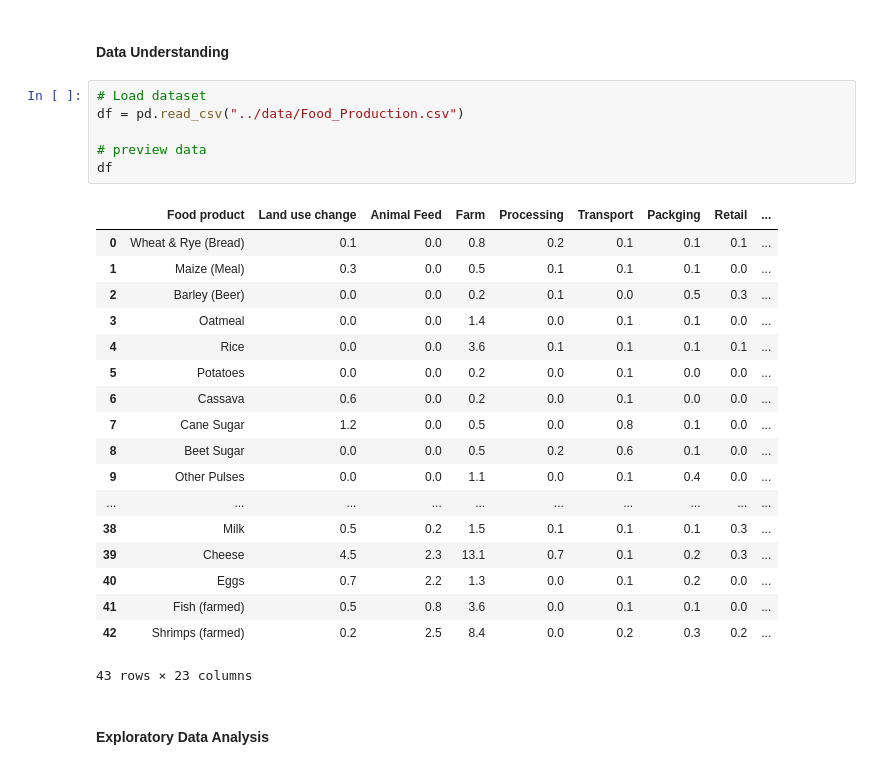
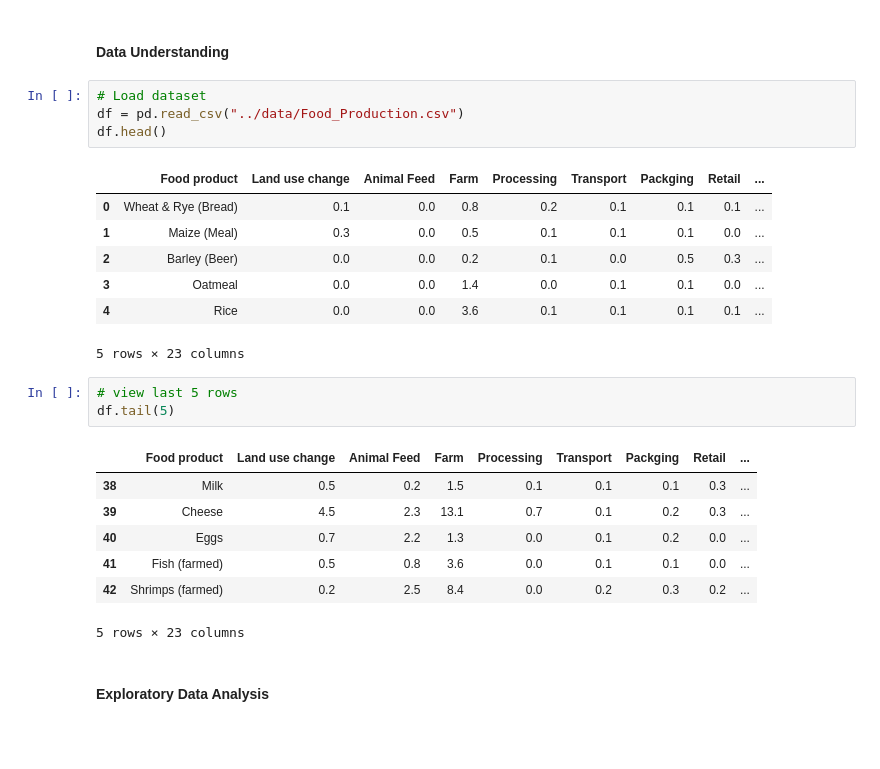
Before and after one commit to adubrightkwartengsnr/Environmental_Impact_Of_Food_Production_Analysis, a Jupyter notebook: notebook/environment_impact_of_food_analysis.ipynb, the cells around one changed output. Saved outputs shown, nothing was run; the diff lists cells and outputs as text; blank space fills up the shorter version.

```diff
--- a/notebook/environment_impact_of_food_analysis.ipynb
+++ b/notebook/environment_impact_of_food_analysis.ipynb
@@ -90,28 +90,26 @@ import scipy
 # %%
 # Load dataset
 df = pd.read_csv("../data/Food_Production.csv")
-
-# preview data
-df
+df.head()
 # %% [output]
 |  | Food product | Land use change | Animal Feed | Farm | Processing | Transport | Packging | Retail | ... |
 | 0 | Wheat & Rye (Bread) | 0.1 | 0.0 | 0.8 | 0.2 | 0.1 | 0.1 | 0.1 | ... |
 | 1 | Maize (Meal) | 0.3 | 0.0 | 0.5 | 0.1 | 0.1 | 0.1 | 0.0 | ... |
 | 2 | Barley (Beer) | 0.0 | 0.0 | 0.2 | 0.1 | 0.0 | 0.5 | 0.3 | ... |
 | 3 | Oatmeal | 0.0 | 0.0 | 1.4 | 0.0 | 0.1 | 0.1 | 0.0 | ... |
 | 4 | Rice | 0.0 | 0.0 | 3.6 | 0.1 | 0.1 | 0.1 | 0.1 | ... |
-| 5 | Potatoes | 0.0 | 0.0 | 0.2 | 0.0 | 0.1 | 0.0 | 0.0 | ... |
-| 6 | Cassava | 0.6 | 0.0 | 0.2 | 0.0 | 0.1 | 0.0 | 0.0 | ... |
-| 7 | Cane Sugar | 1.2 | 0.0 | 0.5 | 0.0 | 0.8 | 0.1 | 0.0 | ... |
-| 8 | Beet Sugar | 0.0 | 0.0 | 0.5 | 0.2 | 0.6 | 0.1 | 0.0 | ... |
-| 9 | Other Pulses | 0.0 | 0.0 | 1.1 | 0.0 | 0.1 | 0.4 | 0.0 | ... |
-| ... | ... | ... | ... | ... | ... | ... | ... | ... | ... |
-| 38 | Milk | 0.5 | 0.2 | 1.5 | 0.1 | 0.1 | 0.1 | 0.3 | ... |
-| 39 | Cheese | 4.5 | 2.3 | 13.1 | 0.7 | 0.1 | 0.2 | 0.3 | ... |
-| 40 | Eggs | 0.7 | 2.2 | 1.3 | 0.0 | 0.1 | 0.2 | 0.0 | ... |
-| 41 | Fish (farmed) | 0.5 | 0.8 | 3.6 | 0.0 | 0.1 | 0.1 | 0.0 | ... |
-| 42 | Shrimps (farmed) | 0.2 | 2.5 | 8.4 | 0.0 | 0.2 | 0.3 | 0.2 | ... |
-43 rows × 23 columns
+5 rows × 23 columns
+# %%
+# view last 5 rows
+df.tail(5)
+# %% [output]
+|  | Food product | Land use change | Animal Feed | Farm | Processing | Transport | Packging | Retail | ... |
+| 38 | Milk | 0.5 | 0.2 | 1.5 | 0.1 | 0.1 | 0.1 | 0.3 | ... |
+| 39 | Cheese | 4.5 | 2.3 | 13.1 | 0.7 | 0.1 | 0.2 | 0.3 | ... |
+| 40 | Eggs | 0.7 | 2.2 | 1.3 | 0.0 | 0.1 | 0.2 | 0.0 | ... |
+| 41 | Fish (farmed) | 0.5 | 0.8 | 3.6 | 0.0 | 0.1 | 0.1 | 0.0 | ... |
+| 42 | Shrimps (farmed) | 0.2 | 2.5 | 8.4 | 0.0 | 0.2 | 0.3 | 0.2 | ... |
+5 rows × 23 columns
 # %% [markdown]
 #### Exploratory Data Analysis
 # %%
```
Also changed, not shown: parts of 43 cells of this notebook.
